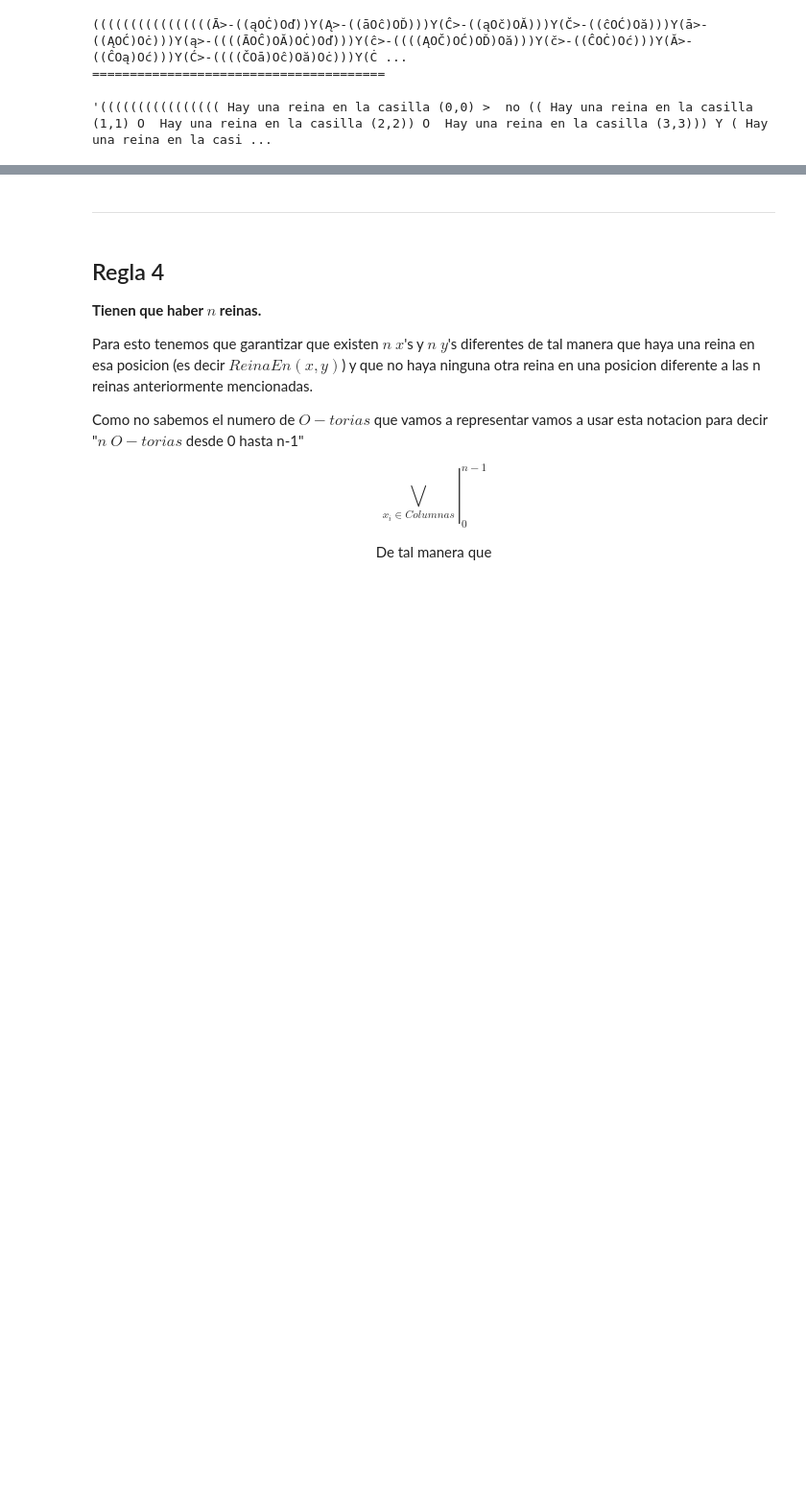
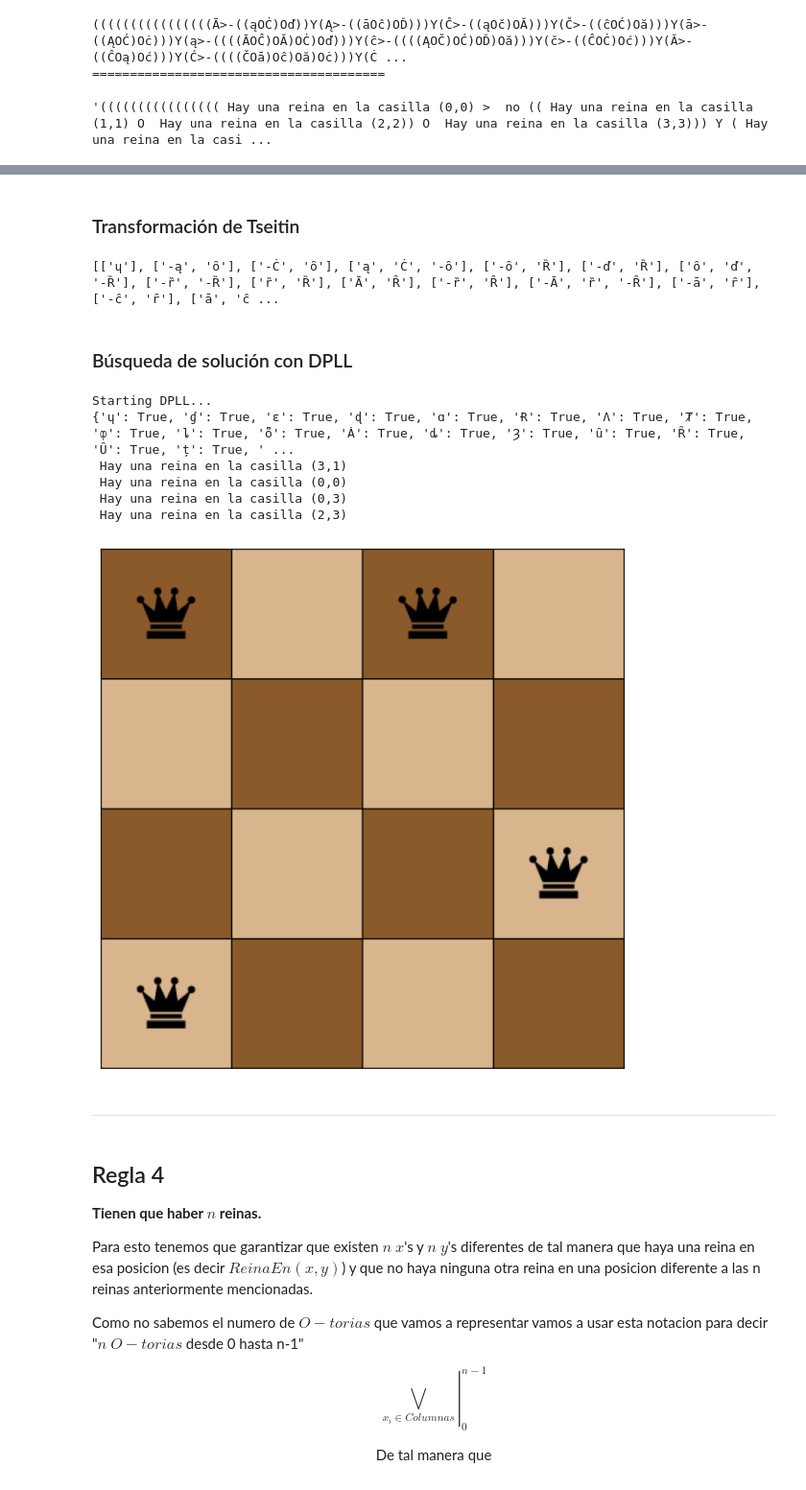
Before and after one commit to matwate/LogicaCC, a Jupyter notebook: G07.ipynb, the cells around one changed output, grey strips where cells are left out. Shown at 96% size. Drawn from its saved outputs; the diff is of its cells as text; code cells hidden in the pictures; blank space fills up the shorter version.

```diff
--- a/G07.ipynb
+++ b/G07.ipynb
@@ -253,6 +294,25 @@ Function 'SATtabla' executed in 0.0790085792541503906250000000000000000000000000
  Hay una reina en la casilla (1,3)
  Hay una reina en la casilla (2,3)
 [figure]
+# %% [markdown]
+### Transformación de Tseitin
+# %%
+tseitin_rule3 = tseitin(reinas.r3)
+print(tseitin_rule3)
+# %% [output]
+[['ɥ'], ['-ą', 'ȏ'], ['-Ċ', 'ȏ'], ['ą', 'Ċ', '-ȏ'], ['-ȏ', 'Ȑ'], ['-ď', 'Ȑ'], ['ȏ', 'ď', '-Ȑ'], ['-ȑ', '-Ȑ'], ['ȑ', 'Ȑ'], ['Ā', 'Ȓ'], ['-ȑ', 'Ȓ'], ['-Ā', 'ȑ', '-Ȓ'], ['-ā', 'ȓ'], ['-ĉ', 'ȓ'], ['ā', 'ĉ ...
+# %% [markdown]
+### Búsqueda de solución con DPLL
+# %%
+reinas.visualizar(SATdpll(reinas.r3))
+# %% [output]
+Starting DPLL...
+{'ɥ': True, 'ɠ': True, 'ɛ': True, 'ɖ': True, 'ɑ': True, 'Ɍ': True, 'Ʌ': True, 'Ⱦ': True, 'ȹ': True, 'ȴ': True, 'ȭ': True, 'Ȧ': True, 'ȡ': True, 'Ȝ': True, 'ȗ': True, 'Ȓ': True, 'Ȗ': True, 'ț': True, ' ...
+ Hay una reina en la casilla (3,1)
+ Hay una reina en la casilla (0,0)
+ Hay una reina en la casilla (0,3)
+ Hay una reina en la casilla (2,3)
+[figure, added]
 # %% [markdown]
 ---
 # %% [markdown]
```
Also changed, not shown: parts of 25 cells of this notebook, 8 other files.
